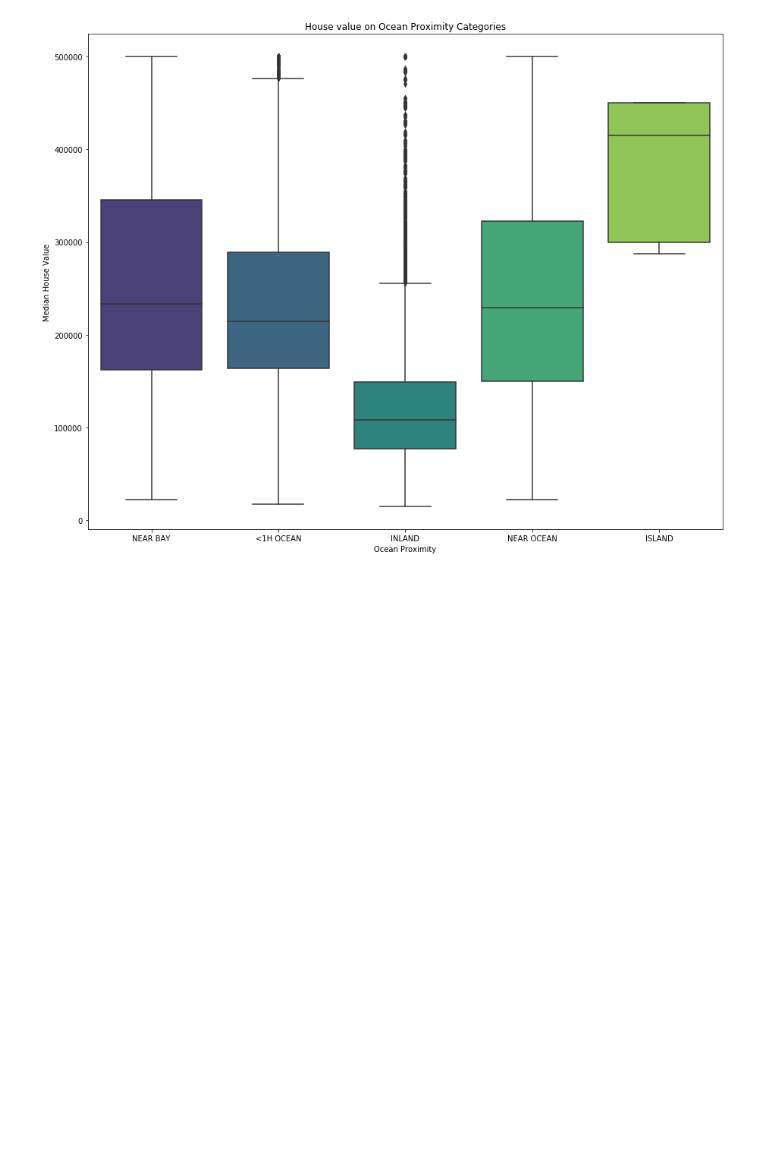
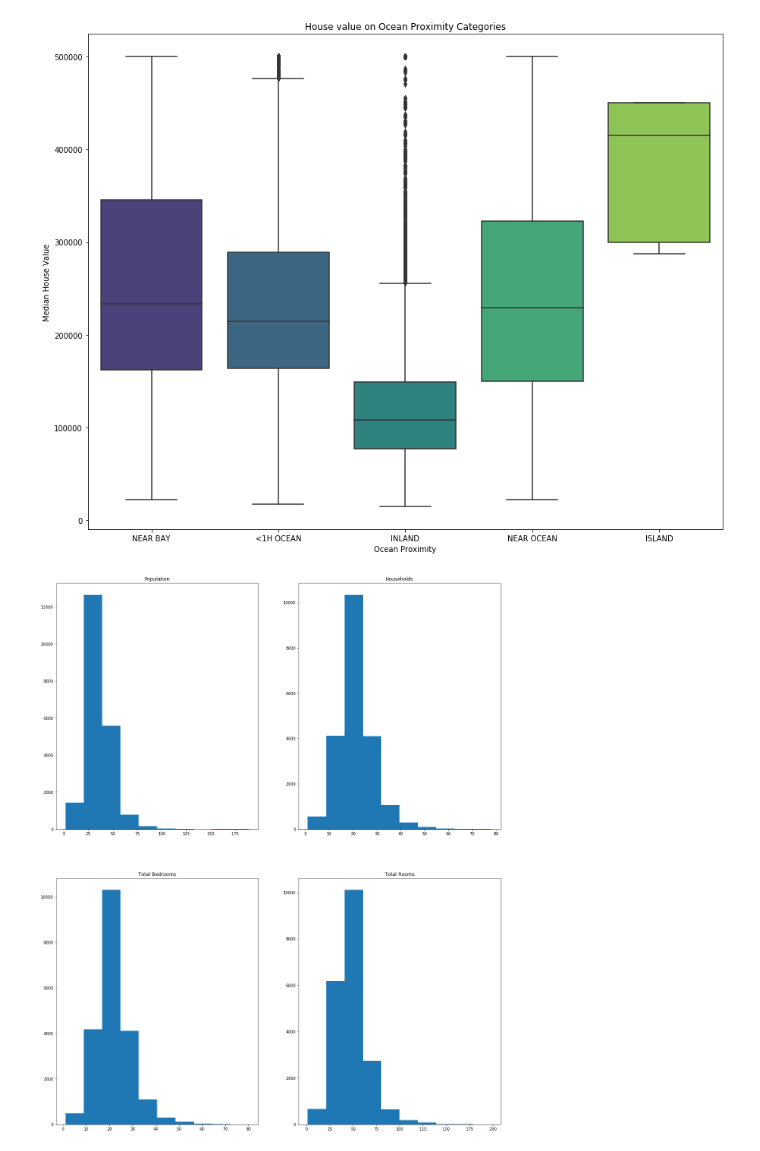
Before and after one commit to Glezzy/California-Housing-Prices, a Jupyter notebook: California_housing_prices.ipynb, the cells around one changed output. Drawn from its saved outputs; the diff is of its cells as text; code cells hidden in the pictures; blank space fills up the shorter version.

```diff
--- a/California_housing_prices.ipynb
+++ b/California_housing_prices.ipynb
@@ -87,3 +87,30 @@ plt.title("House value on Ocean Proximity Categories")
 # %% [output]
 Text(0.5, 1.0, 'House value on Ocean Proximity Categories')
 [figure]
+# %%
+# transform variables to fix skewness and make them normally distributed.
+fig = plt.figure(figsize=(20,25))
+
+fig.add_subplot(221)
+plt.hist(np.sqrt(housing['population'].dropna()))
+plt.title('Population')
+
+fig.add_subplot(222)
+plt.hist(np.sqrt(housing['households'].dropna()))
+plt.title('Households')
+
+fig.add_subplot(223)
+plt.hist(np.sqrt(housing['total_bedrooms'].dropna()))
+plt.title('Total Bedrooms')
+
+fig.add_subplot(224)
+plt.hist(np.sqrt(housing['total_rooms'].dropna()))
+plt.title('Total Rooms')
+
+#fig.add_subplot(225)
+#plt.hist(np.square(housing['median_income'].dropna()))
+#plt.title('Median Income')
+
+plt.show()
+# %% [output]
+[figure, added]
```
Also changed, not shown: parts of 24 cells of this notebook.
